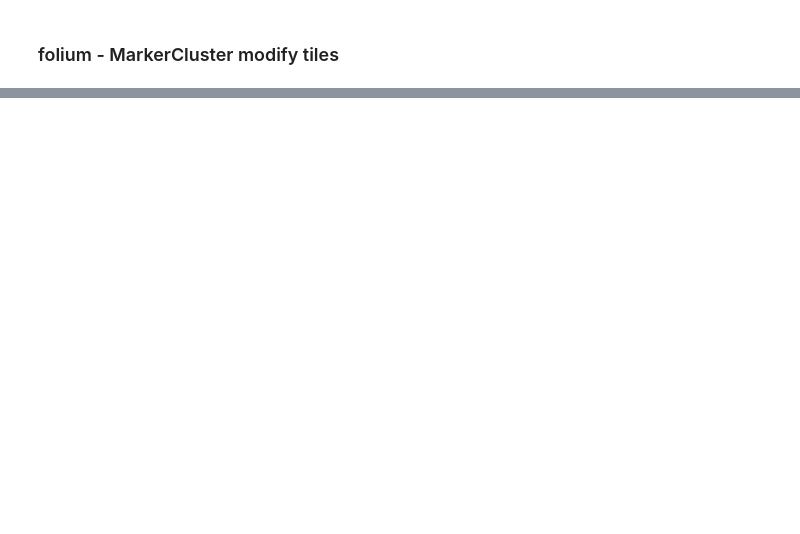
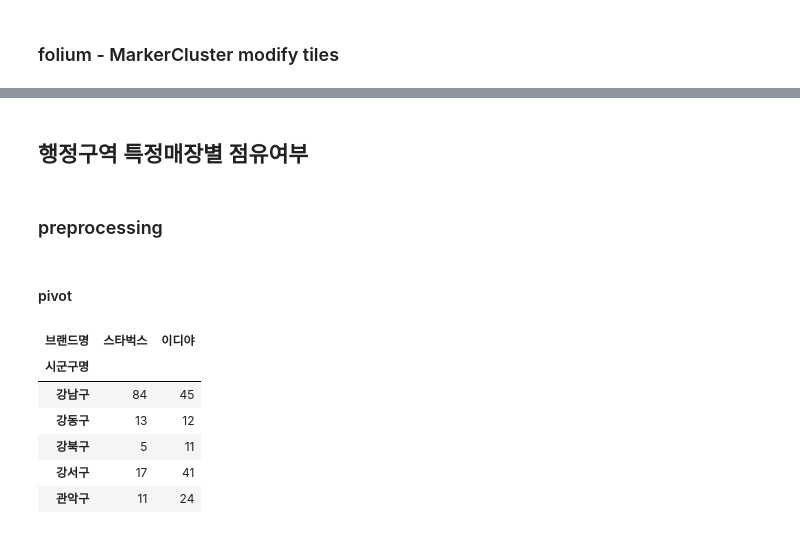
Before and after one commit to Junohera/PythonBasic2021, a Jupyter notebook: 02_DataAnalysis/15_Merchant.ipynb, the cells around one changed output, grey strips where cells are left out. Drawn from its saved outputs; the diff is of its cells as text; code cells hidden in the pictures; blank space fills up the shorter version.

```diff
--- a/02_DataAnalysis/15_Merchant.ipynb
+++ b/02_DataAnalysis/15_Merchant.ipynb
@@ -203,0 +275,17 @@ m
+# %% [markdown]
+## 행정구역 특정매장별 점유여부
+# %% [markdown]
+### preprocessing
+# %% [markdown]
+#### pivot
+# %%
+df_vs = df_cafe_byGuBrand.pivot(index='시군구명', columns='브랜드명', values='상호명')
+df_vs.head()
+# %% [output]
+| 브랜드명 | 스타벅스 | 이디야 |
+| 시군구명 |  |  |
+| 강남구 | 84 | 45 |
+| 강동구 | 13 | 12 |
+| 강북구 | 5 | 11 |
+| 강서구 | 17 | 41 |
+| 관악구 | 11 | 24 |
```
Also changed, not shown: parts of 20 cells of this notebook.
